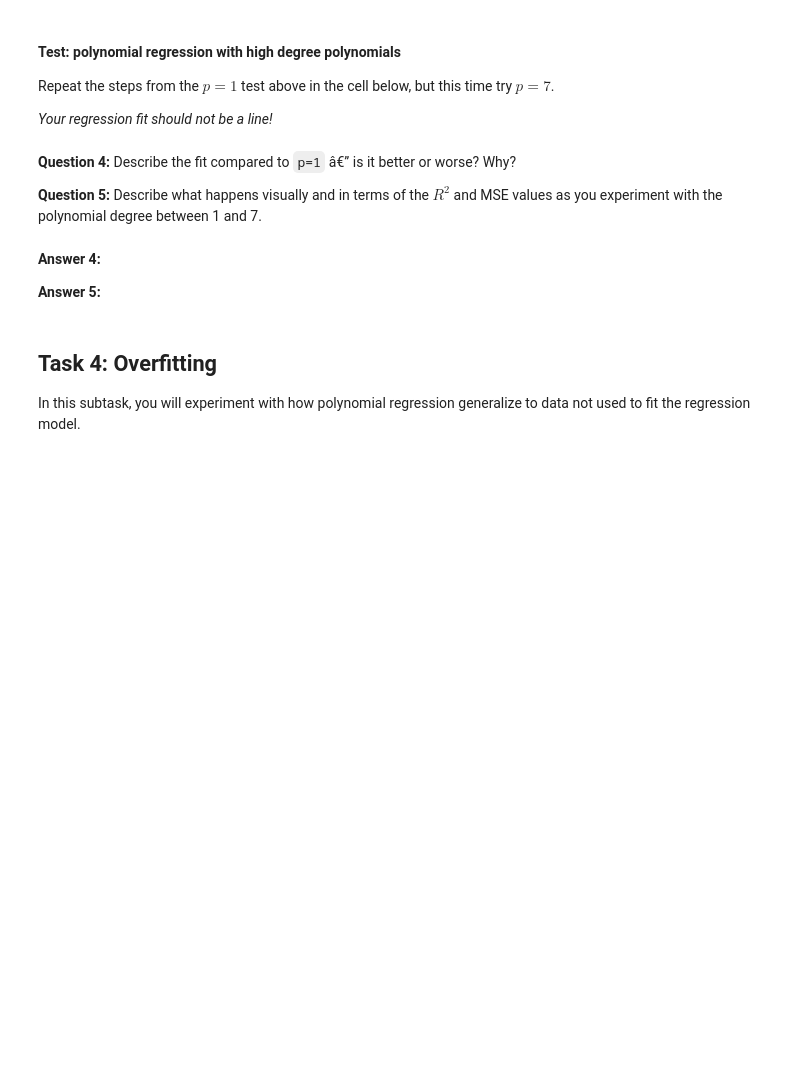
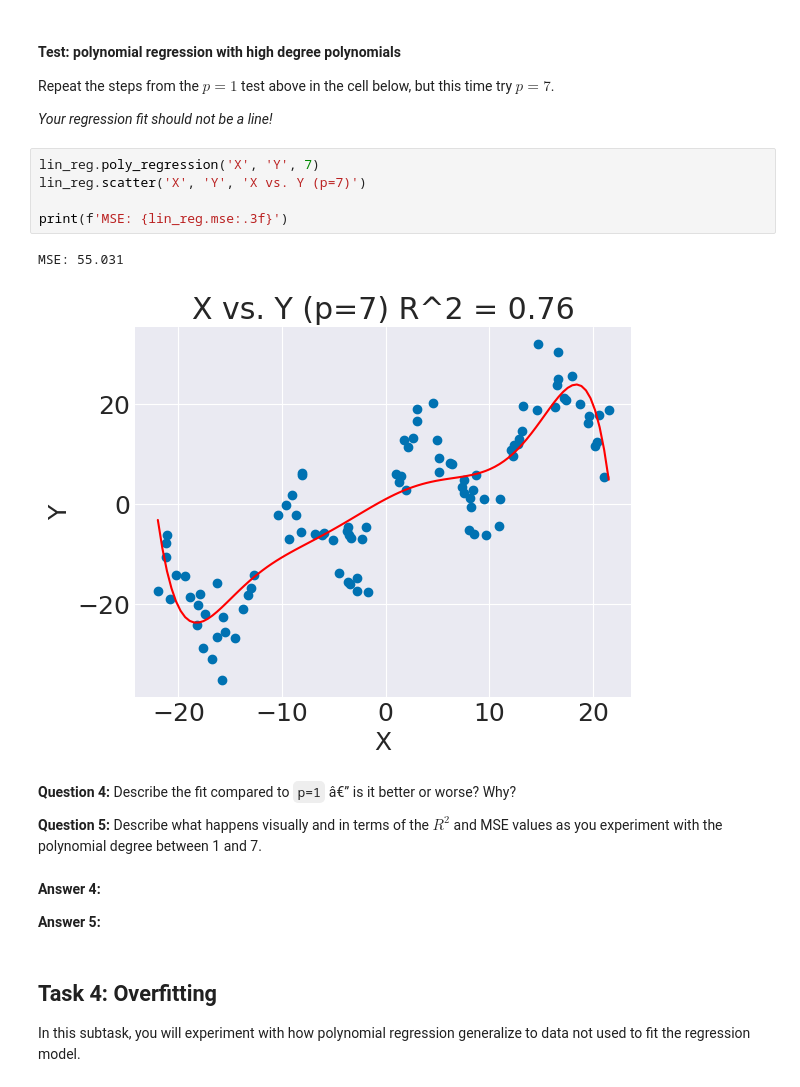
Before and after one commit to thecodingaviator/cs251, a Jupyter notebook: project3/polynomial_regression.ipynb, the cells around one changed output. Drawn from its saved outputs; the diff is of its cells as text; blank space fills up the shorter version.

```diff
--- a/project3/polynomial_regression.ipynb
+++ b/project3/polynomial_regression.ipynb
@@ -93,6 +140,14 @@ The plot created by running the below cell should "look right" to you.
 Repeat the steps from the $p = 1$ test above in the cell below, but this time try $p = 7$.
 
 *Your regression fit should not be a line!*
+# %%
+lin_reg.poly_regression('X', 'Y', 7)
+lin_reg.scatter('X', 'Y', 'X vs. Y (p=7)')
+
+print(f'MSE: {lin_reg.mse:.3f}')
+# %% [output]
+MSE: 55.031
+[figure, added]
 # %% [markdown]
 **Question 4:** Describe the fit compared to `p=1` â€” is it better or worse? Why?
 
```
Also changed, not shown: parts of 7 cells of this notebook, 2 other files.
